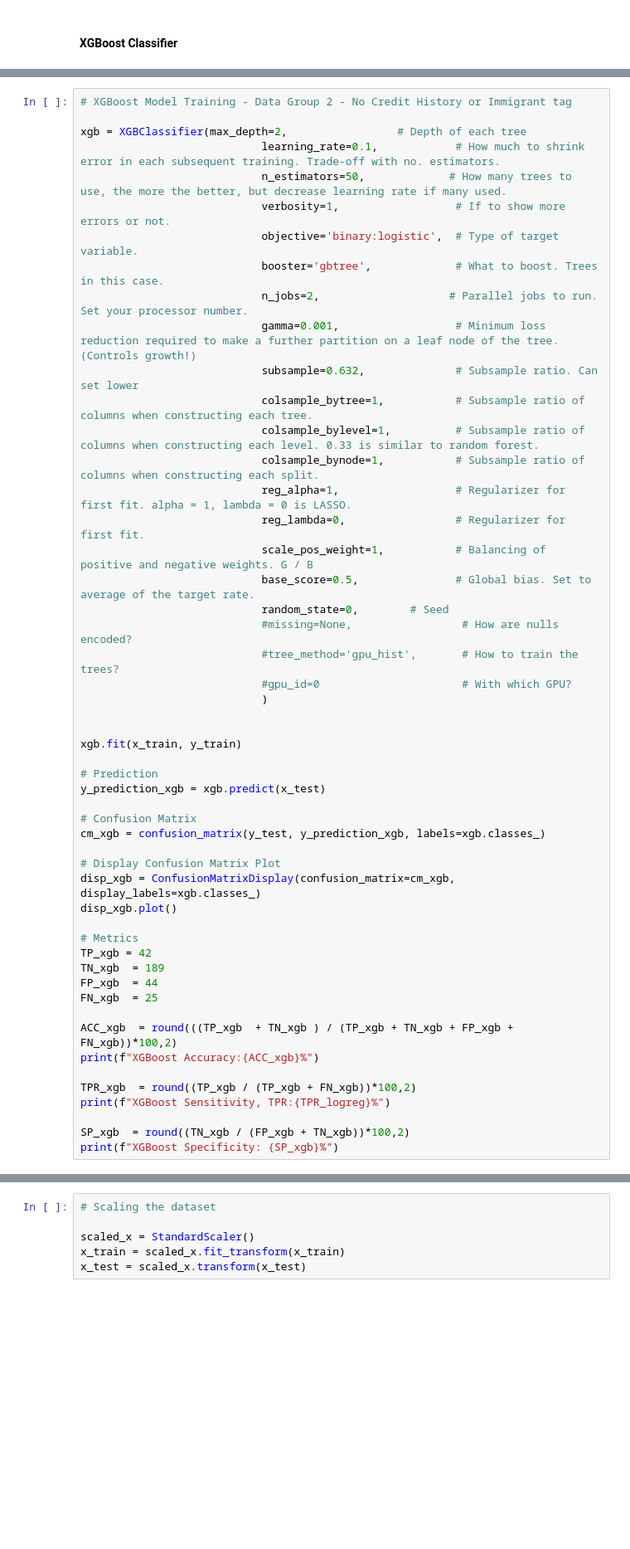
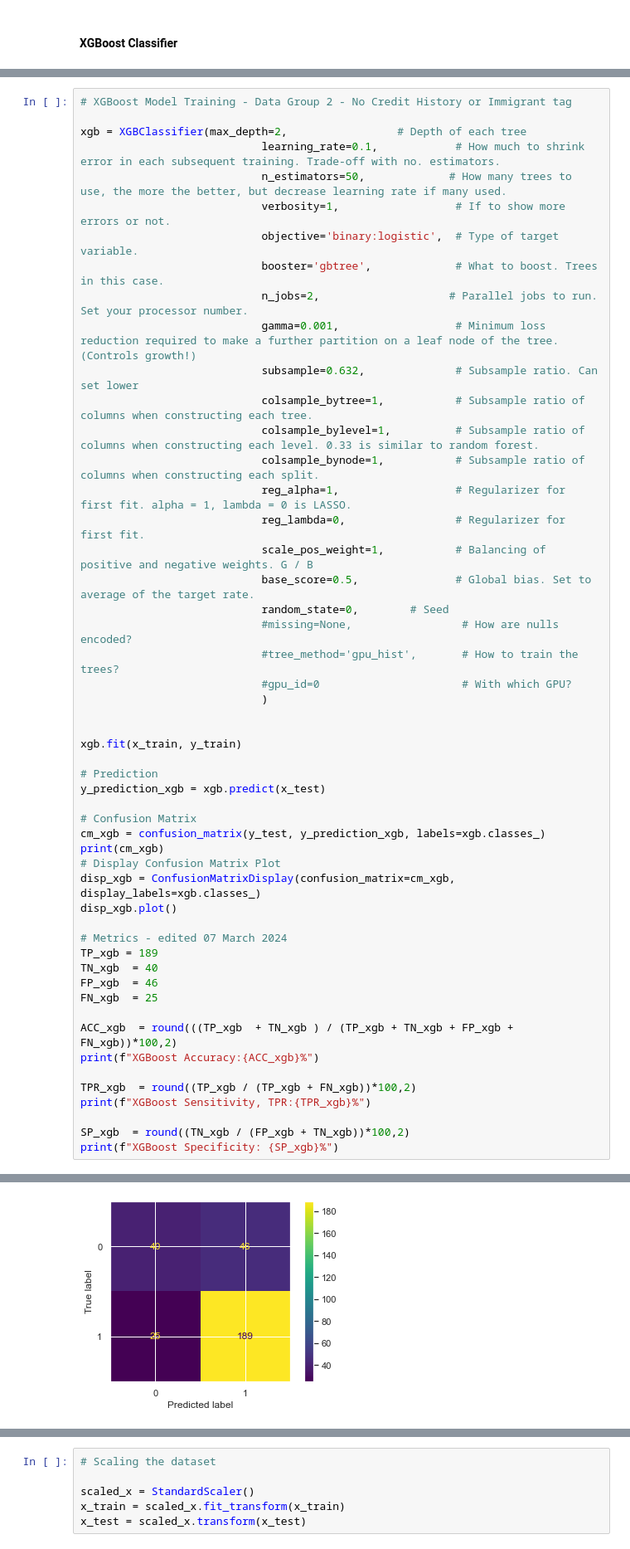
Before and after one commit to abelunbound/CreditRisk726, a Jupyter notebook: com726creditriskassessment.ipynb, the cells around one changed output, grey strips where cells are left out. Shown at 83% size. Drawn from its saved outputs; the diff is of its cells as text; blank space fills up the shorter version.

```diff
--- a/com726creditriskassessment.ipynb
+++ b/com726creditriskassessment.ipynb
@@ -985,22 +861,23 @@ y_prediction_xgb = xgb.predict(x_test)
 
 # Confusion Matrix
 cm_xgb = confusion_matrix(y_test, y_prediction_xgb, labels=xgb.classes_)
-
+print(cm_xgb)
 # Display Confusion Matrix Plot
 disp_xgb = ConfusionMatrixDisplay(confusion_matrix=cm_xgb, display_labels=xgb.classes_)
 disp_xgb.plot()
 
-# Metrics
-TP_xgb = 42
-TN_xgb  = 189
-FP_xgb  = 44
+# Metrics - edited 07 March 2024
+TP_xgb = 189
+TN_xgb  = 40
+FP_xgb  = 46
 FN_xgb  = 25
 
 ACC_xgb  = round(((TP_xgb  + TN_xgb ) / (TP_xgb + TN_xgb + FP_xgb + FN_xgb))*100,2)
 print(f"XGBoost Accuracy:{ACC_xgb}%")
 
 TPR_xgb  = round((TP_xgb / (TP_xgb + FN_xgb))*100,2)
-print(f"XGBoost Sensitivity, TPR:{TPR_logreg}%")
+print(f"XGBoost Sensitivity, TPR:{TPR_xgb}%")
 
 SP_xgb  = round((TN_xgb / (FP_xgb + TN_xgb))*100,2)
 print(f"XGBoost Specificity: {SP_xgb}%")
+# %% [output]
@@ -1007,3 +889,4 @@ print(f"XGBoost Specificity: {SP_xgb}%")
+[figure, added]
 # %%
 # Plot variable importance
 importances = xgb.feature_importances_
```
Also changed, not shown: parts of 50 cells of this notebook, 17 other files.
